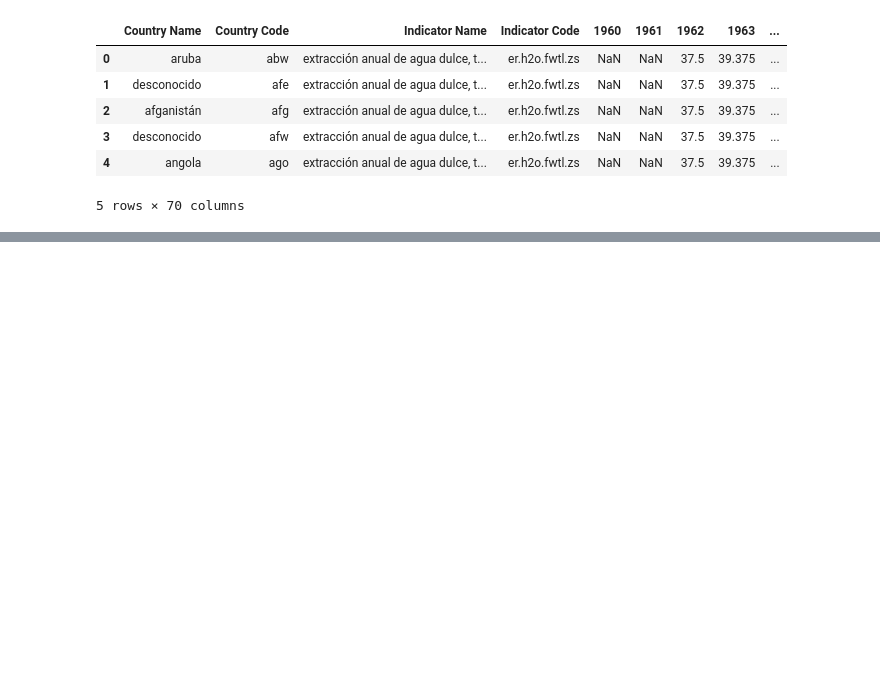
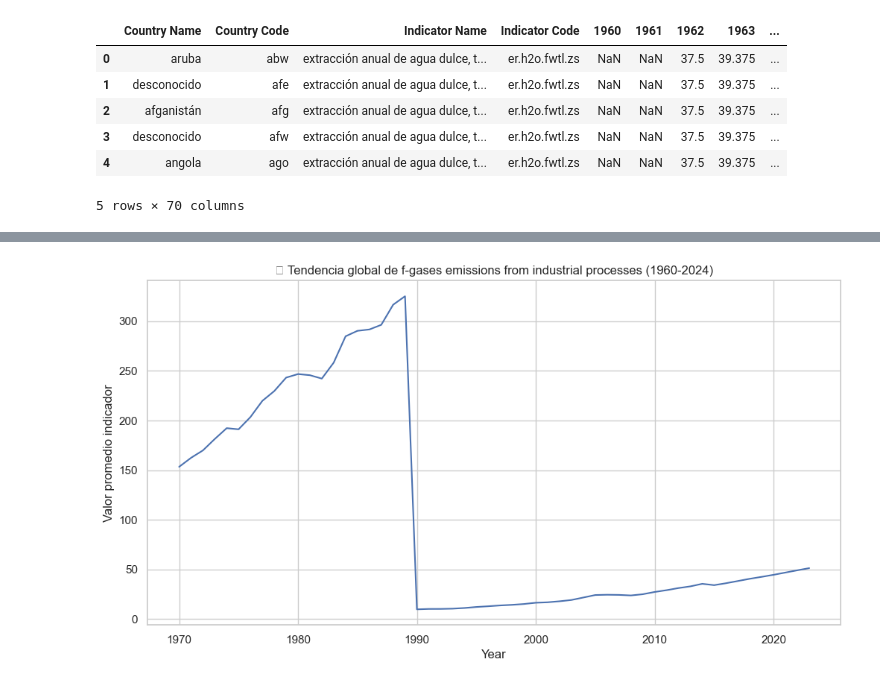
Before and after one commit to Diazgerard/Proyecto_Sotenibilidad, a Jupyter notebook: Proyecto1.ipynb, the cells around one changed output, grey strips where cells are left out. Drawn from its saved outputs; the diff is of its cells as text; code cells hidden in the pictures; blank space fills up the shorter version.

```diff
--- a/Proyecto1.ipynb
+++ b/Proyecto1.ipynb
@@ -140,0 +144,13 @@ plt.show()
+# %%
+df_def = dataframes_long[2]
+
+# Agrupar por año (promedio global)
+trend = df_def.groupby("Year")["Value"].mean().reset_index()
+
+plt.figure(figsize=(12,6))
+sns.lineplot(data=trend, x="Year", y="Value")
+plt.title("🌍 Tendencia global de f-gases emissions from industrial processes (1960-2024)")
+plt.ylabel("Valor promedio indicador")
+plt.show()
+# %% [output]
+[figure, added]
```
Also changed, not shown: parts of 6 cells of this notebook, 1 other file.
